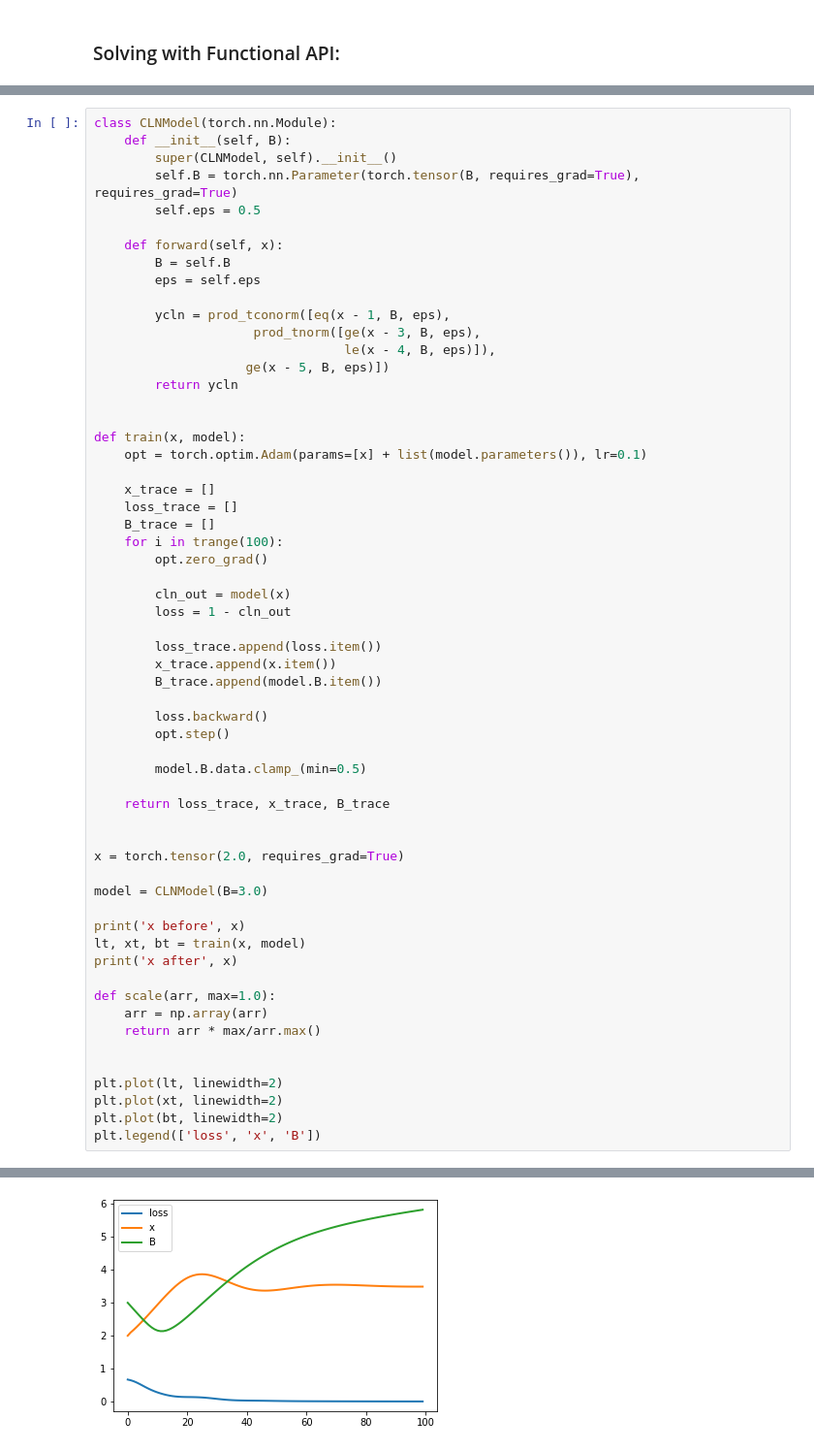
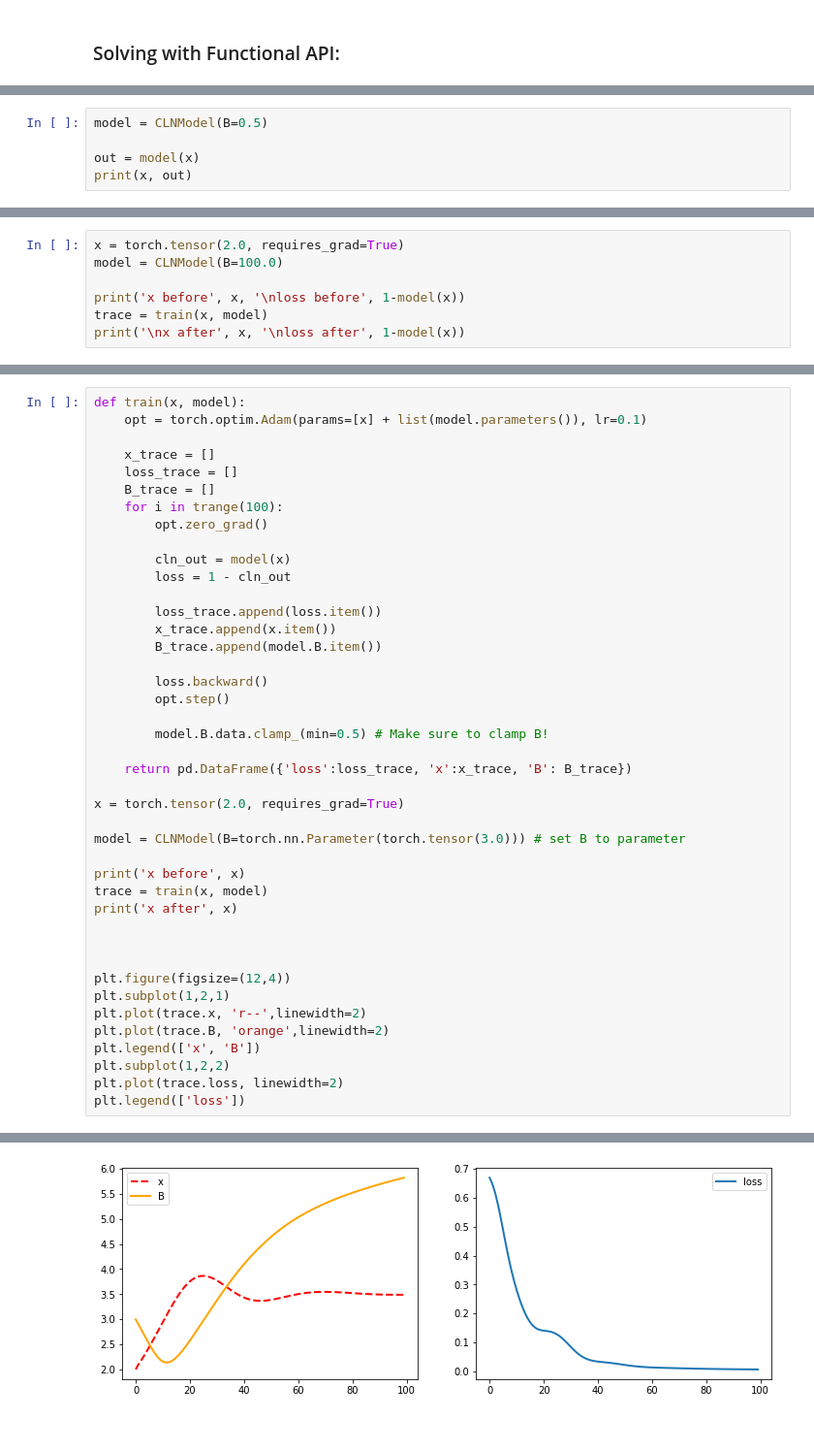
Before and after one commit to gryan11/cln_tutorial, a Jupyter notebook: tutorials/basic_construction_and_training.ipynb, the cells around one changed output, grey strips where cells are left out. Shown at 97% size. Drawn from its saved outputs; the diff is of its cells as text.

```diff
--- a/tutorials/basic_construction_and_training.ipynb
+++ b/tutorials/basic_construction_and_training.ipynb
@@ -73,0 +117,5 @@ No handles with labels found to put in legend.
+# %%
+model = CLNModel(B=0.5)
+
+out = model(x)
+print(x, out)
@@ -73,0 +200,7 @@ No handles with labels found to put in legend.
+# %%
+x = torch.tensor(2.0, requires_grad=True)
+model = CLNModel(B=100.0)
+
+print('x before', x, '\nloss before', 1-model(x))
+trace = train(x, model)
+print('\nx after', x, '\nloss after', 1-model(x))
@@ -74,64 +232,47 @@ No handles with labels found to put in legend.
 # %%
-class CLNModel(torch.nn.Module):
-    def __init__(self, B):
-        super(CLNModel, self).__init__()
-        self.B = torch.nn.Parameter(torch.tensor(B, requires_grad=True), requires_grad=True)
-        self.eps = 0.5
-
-    def forward(self, x):
-        B = self.B
-        eps = self.eps
-
-        ycln = prod_tconorm([eq(x - 1, B, eps),
-                     prod_tnorm([ge(x - 3, B, eps),
-                                 le(x - 4, B, eps)]),
-                    ge(x - 5, B, eps)])
-        return ycln
-
-
 def train(x, model):
     opt = torch.optim.Adam(params=[x] + list(model.parameters()), lr=0.1)
 
     x_trace = []
     loss_trace = []
     B_trace = []
     for i in trange(100):
         opt.zero_grad()
 
         cln_out = model(x)
         loss = 1 - cln_out
 
         loss_trace.append(loss.item())
         x_trace.append(x.item())
         B_trace.append(model.B.item())
 
         loss.backward()
         opt.step()
 
-        model.B.data.clamp_(min=0.5)
+        model.B.data.clamp_(min=0.5) # Make sure to clamp B!
 
-    return loss_trace, x_trace, B_trace
-
+    return pd.DataFrame({'loss':loss_trace, 'x':x_trace, 'B': B_trace})
 
 x = torch.tensor(2.0, requires_grad=True)
 
-model = CLNModel(B=3.0)
+model = CLNModel(B=torch.nn.Parameter(torch.tensor(3.0))) # set B to parameter
 
 print('x before', x)
-lt, xt, bt = train(x, model)
+trace = train(x, model)
 print('x after', x)
 
-def scale(arr, max=1.0):
-    arr = np.array(arr)
-    return arr * max/arr.max()
 
 
-plt.plot(lt, linewidth=2)
-plt.plot(xt, linewidth=2)
-plt.plot(bt, linewidth=2)
-plt.legend(['loss', 'x', 'B'])
+plt.figure(figsize=(12,4))
+plt.subplot(1,2,1)
+plt.plot(trace.x, 'r--',linewidth=2)
+plt.plot(trace.B, 'orange',linewidth=2)
+plt.legend(['x', 'B'])
+plt.subplot(1,2,2)
+plt.plot(trace.loss, linewidth=2)
+plt.legend(['loss'])
 # %% [output]
 x before tensor(2., requires_grad=True)
 x after tensor(3.4892, requires_grad=True)
 <matplotlib.legend.Legend at 0x...>
-[figure, old version]
+[figure, new version]
```
Also changed, not shown: parts of 16 cells of this notebook, 1 other file.
